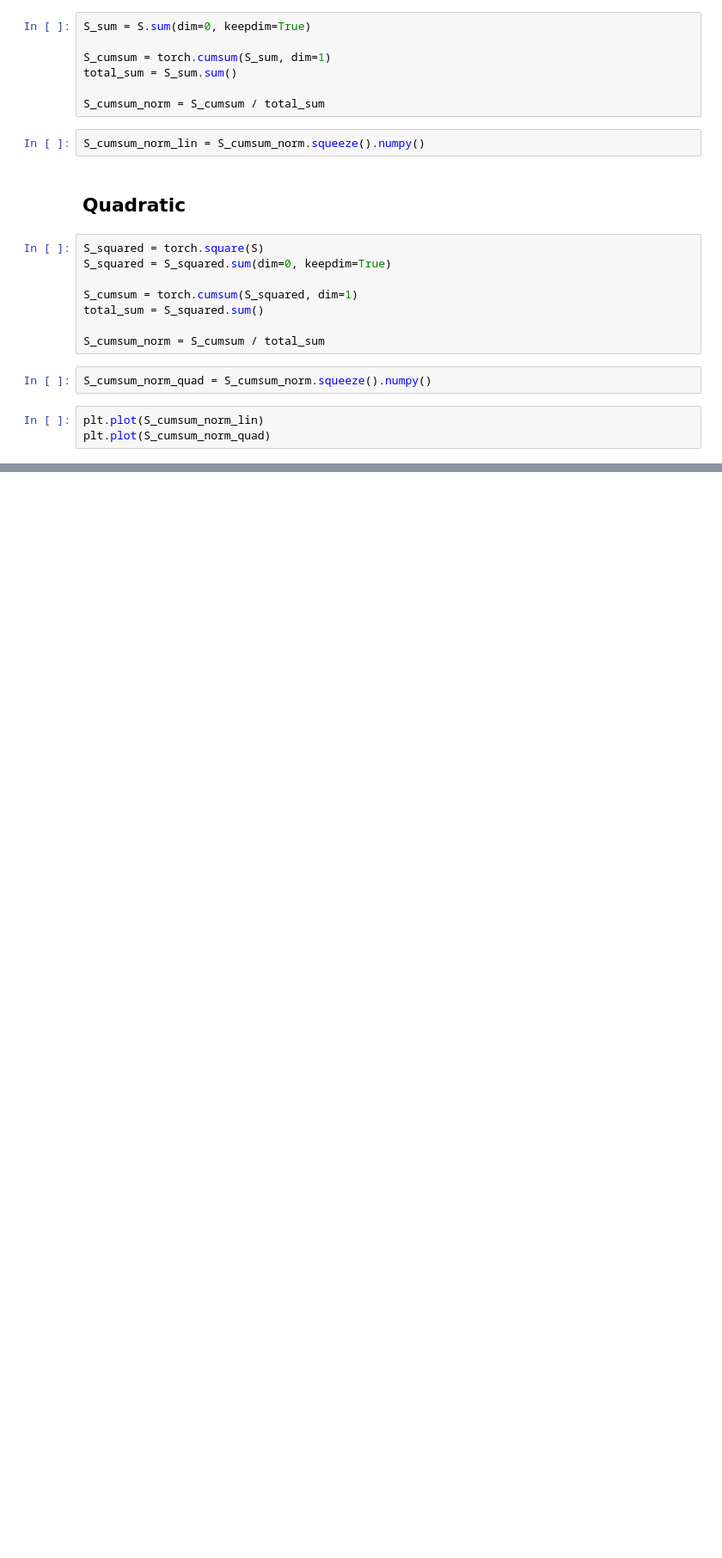
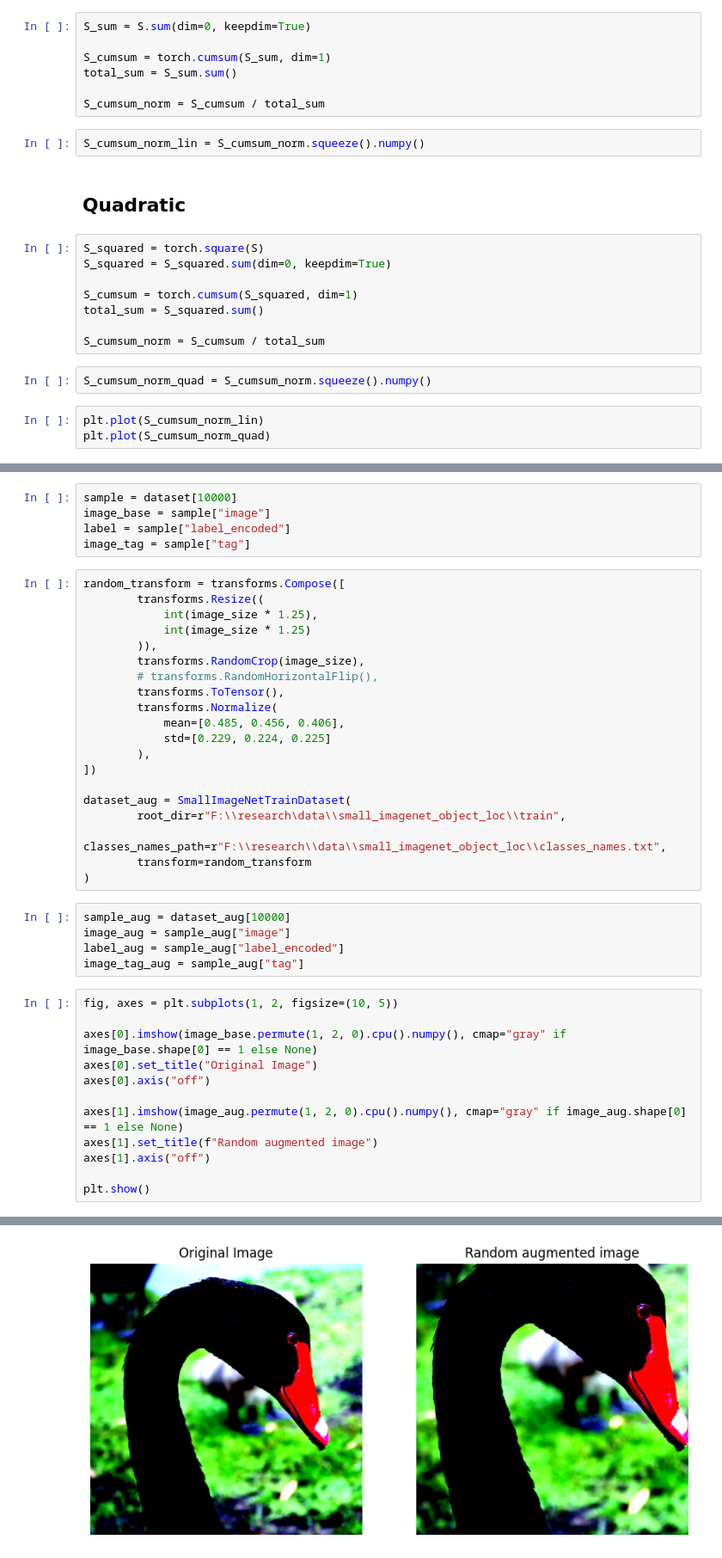
Before and after one commit to EgorProkopov/Sigma-Image-Tokenizer, a Jupyter notebook: notebooks/svd_visualise.ipynb, the cells around one changed output, grey strips where cells are left out. Shown at 86% size. Cells and saved outputs as stored; diff of their text form; blank space fills up the shorter version.

```diff
--- a/notebooks/svd_visualize.ipynb
+++ b/notebooks/svd_visualise.ipynb
@@ -165,0 +180,43 @@ plt.plot(S_cumsum_norm_quad)
+# %%
+sample = dataset[10000]
+image_base = sample["image"]
+label = sample["label_encoded"]
+image_tag = sample["tag"]
+# %%
+random_transform = transforms.Compose([
+        transforms.Resize((
+            int(image_size * 1.25),
+            int(image_size * 1.25)
+        )),
+        transforms.RandomCrop(image_size),
+        # transforms.RandomHorizontalFlip(),
+        transforms.ToTensor(),
+        transforms.Normalize(
+            mean=[0.485, 0.456, 0.406],
+            std=[0.229, 0.224, 0.225]
+        ),
+])
+
+dataset_aug = SmallImageNetTrainDataset(
+        root_dir=r"F:\\research\data\\small_imagenet_object_loc\\train",
+        classes_names_path=r"F:\\research\\data\\small_imagenet_object_loc\\classes_names.txt",
+        transform=random_transform
+)
+# %%
+sample_aug = dataset_aug[10000]
+image_aug = sample_aug["image"]
+label_aug = sample_aug["label_encoded"]
+image_tag_aug = sample_aug["tag"]
+# %%
+fig, axes = plt.subplots(1, 2, figsize=(10, 5))
+
+axes[0].imshow(image_base.permute(1, 2, 0).cpu().numpy(), cmap="gray" if image_base.shape[0] == 1 else None)
+axes[0].set_title("Original Image")
+axes[0].axis("off")
+
+axes[1].imshow(image_aug.permute(1, 2, 0).cpu().numpy(), cmap="gray" if image_aug.shape[0] == 1 else None)
+axes[1].set_title(f"Random augmented image")
+axes[1].axis("off")
+
+plt.show()
+# %% [output]
@@ -165,0 +225 @@ plt.plot(S_cumsum_norm_quad)
+[figure, added]
```
Also changed, not shown: parts of 12 cells of this notebook, 6 other files.
